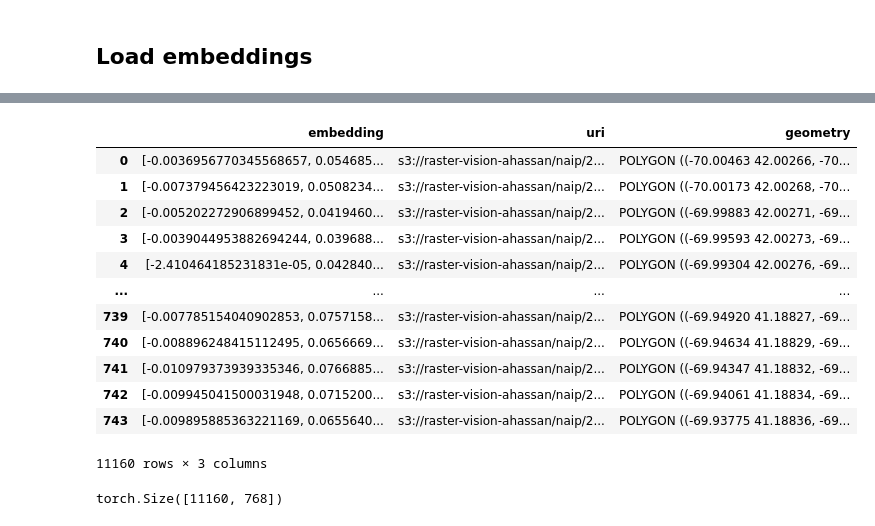
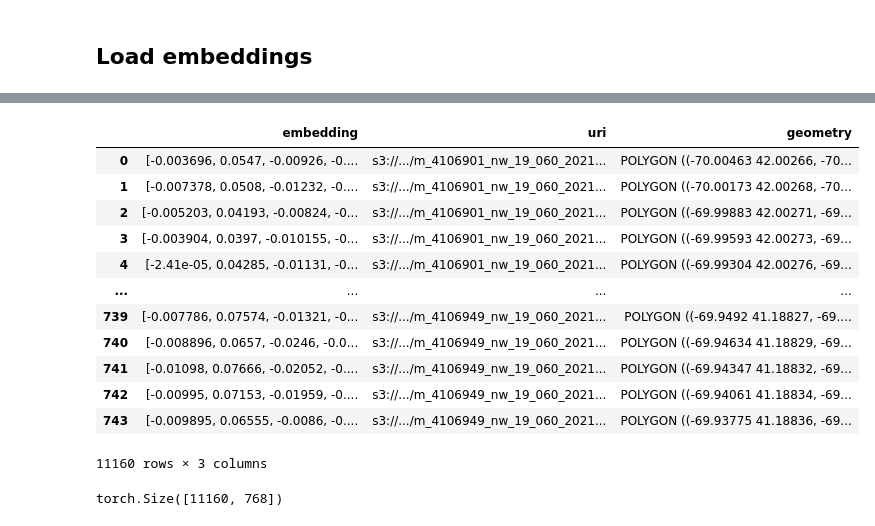
Before and after one commit to AdeelH/raster-vision, a Jupyter notebook: docs/usage/tutorials/queryable-earth/parquet.ipynb, the cells around one changed output, grey strips where cells are left out. Saved outputs shown, nothing was run; the diff lists cells and outputs as text; code cells hidden in the pictures.

```diff
--- a/docs/usage/tutorials/queryable-earth/parquet.ipynb
+++ b/docs/usage/tutorials/queryable-earth/parquet.ipynb
@@ -56,17 +59,21 @@ INFO:rastervision.pipeline.file_system.utils:Downloading s3://raster-vision-ahas
 11160
 # %%
-emb_gdf
+emb_gdf['uri'] = emb_gdf['uri'].str.replace('raster-vision-ahassan/naip/2021_MA/41069', '...')
+emb_gdf['embedding'] = [arr.astype(np.float16) for arr in emb_gdf['embedding']]
-# %% [output]
-|  | embedding | uri | geometry |
-| 0 | [-0.0036956770345568657, 0.054685... | s3://raster-vision-ahassan/naip/2... | POLYGON ((-70.00463 42.00266, -70... |
-| 1 | [-0.007379456423223019, 0.0508234... | s3://raster-vision-ahassan/naip/2... | POLYGON ((-70.00173 42.00268, -70... |
-| 2 | [-0.005202272906899452, 0.0419460... | s3://raster-vision-ahassan/naip/2... | POLYGON ((-69.99883 42.00271, -69... |
-| 3 | [-0.0039044953882694244, 0.039688... | s3://raster-vision-ahassan/naip/2... | POLYGON ((-69.99593 42.00273, -69... |
-| 4 | [-2.410464185231831e-05, 0.042840... | s3://raster-vision-ahassan/naip/2... | POLYGON ((-69.99304 42.00276, -69... |
-| ... | ... | ... | ... |
-| 739 | [-0.007785154040902853, 0.0757158... | s3://raster-vision-ahassan/naip/2... | POLYGON ((-69.94920 41.18827, -69... |
-| 740 | [-0.008896248415112495, 0.0656669... | s3://raster-vision-ahassan/naip/2... | POLYGON ((-69.94634 41.18829, -69... |
-| 741 | [-0.010979373939335346, 0.0766885... | s3://raster-vision-ahassan/naip/2... | POLYGON ((-69.94347 41.18832, -69... |
-| 742 | [-0.009945041500031948, 0.0715200... | s3://raster-vision-ahassan/naip/2... | POLYGON ((-69.94061 41.18834, -69... |
-| 743 | [-0.009895885363221169, 0.0655640... | s3://raster-vision-ahassan/naip/2... | POLYGON ((-69.93775 41.18836, -69... |
-11160 rows × 3 columns
+# %%
+pd.set_option('display.max_colwidth', 45)
+emb_gdf
+# %% [output]
+|  | embedding | uri | geometry |
+| 0 | [-0.003696, 0.0547, -0.00926, -0.... | s3://.../m_4106901_nw_19_060_2021... | POLYGON ((-70.00463 42.00266, -70... |
+| 1 | [-0.007378, 0.0508, -0.01232, -0.... | s3://.../m_4106901_nw_19_060_2021... | POLYGON ((-70.00173 42.00268, -70... |
+| 2 | [-0.005203, 0.04193, -0.00824, -0... | s3://.../m_4106901_nw_19_060_2021... | POLYGON ((-69.99883 42.00271, -69... |
+| 3 | [-0.003904, 0.0397, -0.010155, -0... | s3://.../m_4106901_nw_19_060_2021... | POLYGON ((-69.99593 42.00273, -69... |
+| 4 | [-2.41e-05, 0.04285, -0.01131, -0... | s3://.../m_4106901_nw_19_060_2021... | POLYGON ((-69.99304 42.00276, -69... |
+| ... | ... | ... | ... |
+| 739 | [-0.007786, 0.07574, -0.01321, -0... | s3://.../m_4106949_nw_19_060_2021... | POLYGON ((-69.9492 41.18827, -69.... |
+| 740 | [-0.008896, 0.0657, -0.0246, -0.0... | s3://.../m_4106949_nw_19_060_2021... | POLYGON ((-69.94634 41.18829, -69... |
+| 741 | [-0.01098, 0.07666, -0.02052, -0.... | s3://.../m_4106949_nw_19_060_2021... | POLYGON ((-69.94347 41.18832, -69... |
+| 742 | [-0.00995, 0.07153, -0.01959, -0.... | s3://.../m_4106949_nw_19_060_2021... | POLYGON ((-69.94061 41.18834, -69... |
+| 743 | [-0.009895, 0.06555, -0.0086, -0.... | s3://.../m_4106949_nw_19_060_2021... | POLYGON ((-69.93775 41.18836, -69... |
+11160 rows × 3 columns
```
Also changed, not shown: parts of 13 cells of this notebook, 1 other file.
